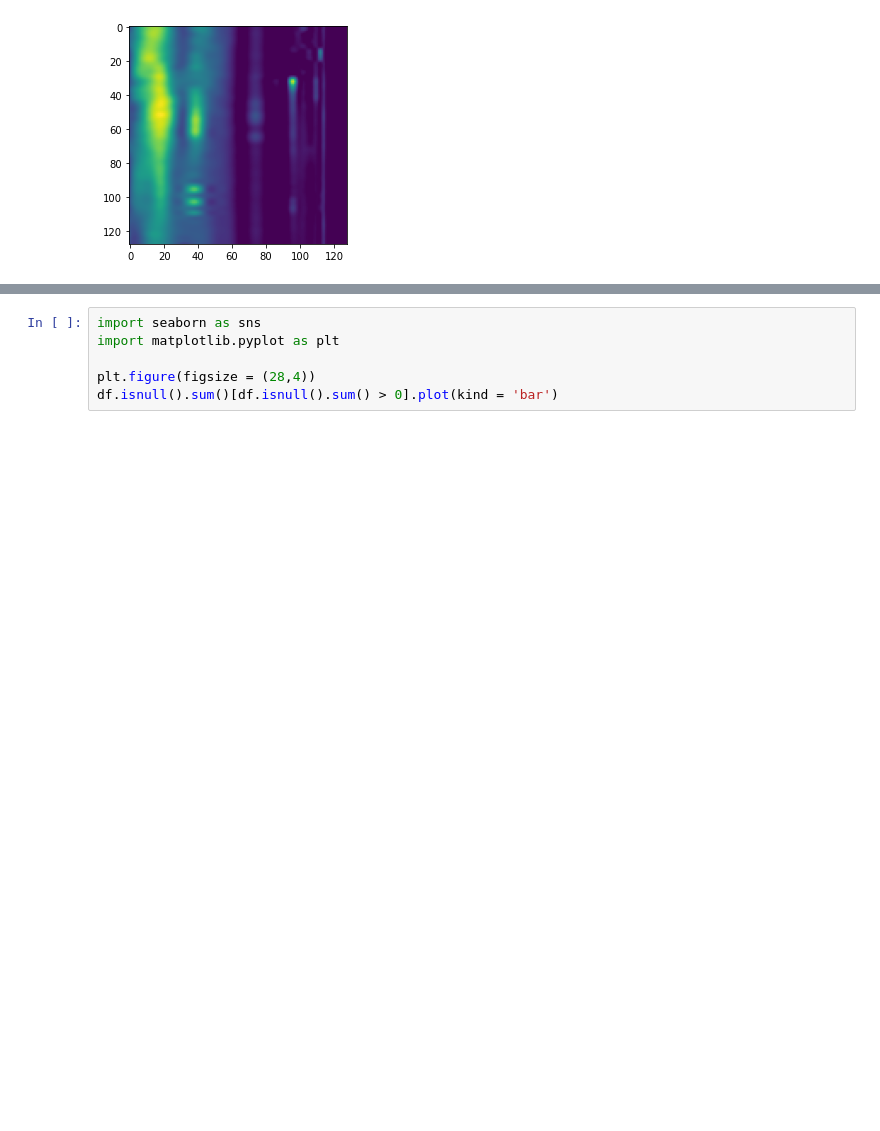
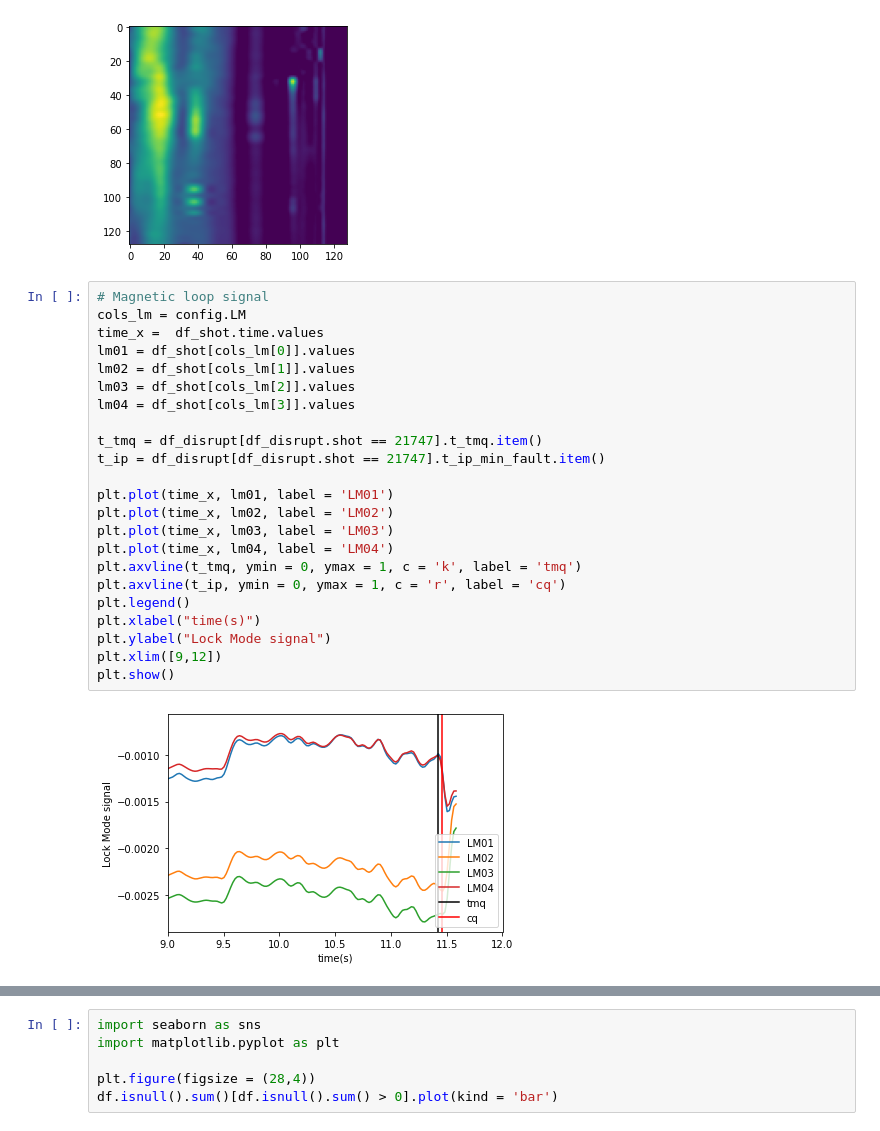
Before and after one commit to ZINZINBIN/Bayesian-Disruption-Prediction, a Jupyter notebook: analysis_dataset.ipynb, the cells around one changed output, grey strips where cells are left out. Cells and saved outputs as stored; diff of their text form; blank space fills up the shorter version.

```diff
--- a/analysis_dataset.ipynb
+++ b/analysis_dataset.ipynb
@@ -206,3 +206,28 @@ plt.imshow(te_profile[0:128,:])
 # %% [output]
 <matplotlib.image.AxesImage at 0x...>
 [figure]
+# %%
+# Magnetic loop signal
+cols_lm = config.LM
+time_x =  df_shot.time.values
+lm01 = df_shot[cols_lm[0]].values
+lm02 = df_shot[cols_lm[1]].values
+lm03 = df_shot[cols_lm[2]].values
+lm04 = df_shot[cols_lm[3]].values
+
+t_tmq = df_disrupt[df_disrupt.shot == 21747].t_tmq.item()
+t_ip = df_disrupt[df_disrupt.shot == 21747].t_ip_min_fault.item()
+
+plt.plot(time_x, lm01, label = 'LM01')
+plt.plot(time_x, lm02, label = 'LM02')
+plt.plot(time_x, lm03, label = 'LM03')
+plt.plot(time_x, lm04, label = 'LM04')
+plt.axvline(t_tmq, ymin = 0, ymax = 1, c = 'k', label = 'tmq')
+plt.axvline(t_ip, ymin = 0, ymax = 1, c = 'r', label = 'cq')
+plt.legend()
+plt.xlabel("time(s)")
+plt.ylabel("Lock Mode signal")
+plt.xlim([9,12])
+plt.show()
+# %% [output]
+[figure, added]
```
Also changed, not shown: parts of 7 cells of this notebook, 1 other file.
